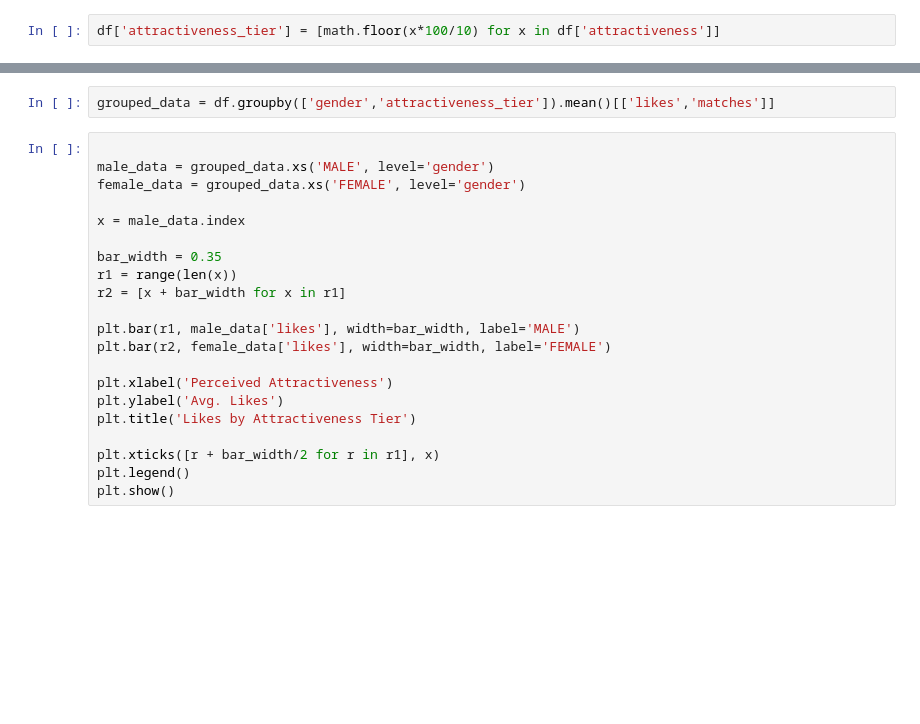
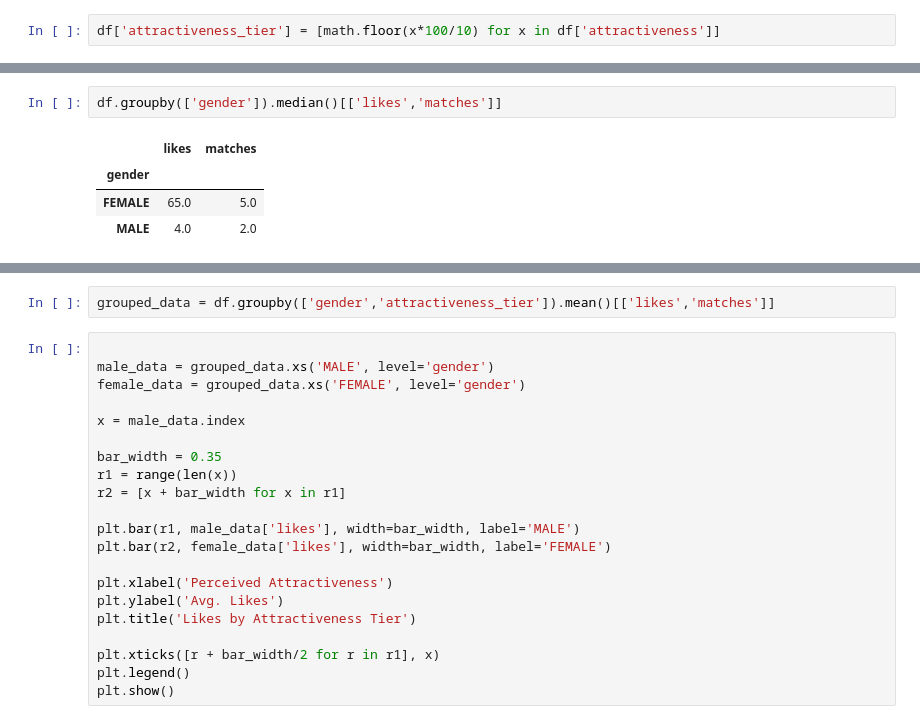
Before and after one commit to LuisCalejo/dating-apps, a Jupyter notebook: notebooks/data_analysis.ipynb, the cells around one changed output, grey strips where cells are left out. Cells and saved outputs as stored; diff of their text form; blank space fills up the shorter version.

```diff
--- a/notebooks/data_analysis.ipynb
+++ b/notebooks/data_analysis.ipynb
@@ -16,3 +24,10 @@ df.groupby(['gender']).mean()[['likes','matches']]
+# %%
+df.groupby(['gender']).median()[['likes','matches']]
+# %% [output]
+|  | likes | matches |
+| gender |  |  |
+| FEMALE | 65.0 | 5.0 |
+| MALE | 4.0 | 2.0 |
 # %%
 df.groupby(['gender','attractiveness_tier']).mean()[['likes','matches']]
 # %% [output]
```
Also changed, not shown: parts of 14 cells of this notebook, 2 other files.
